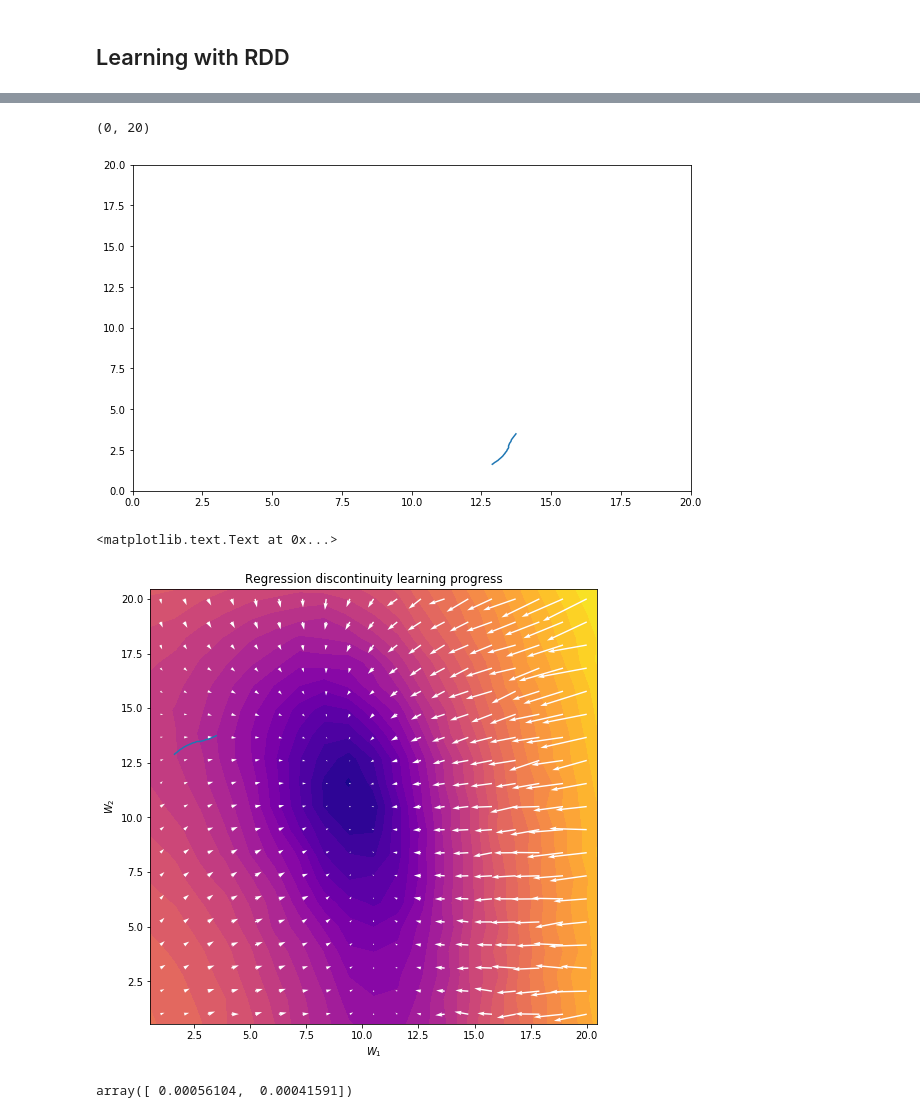
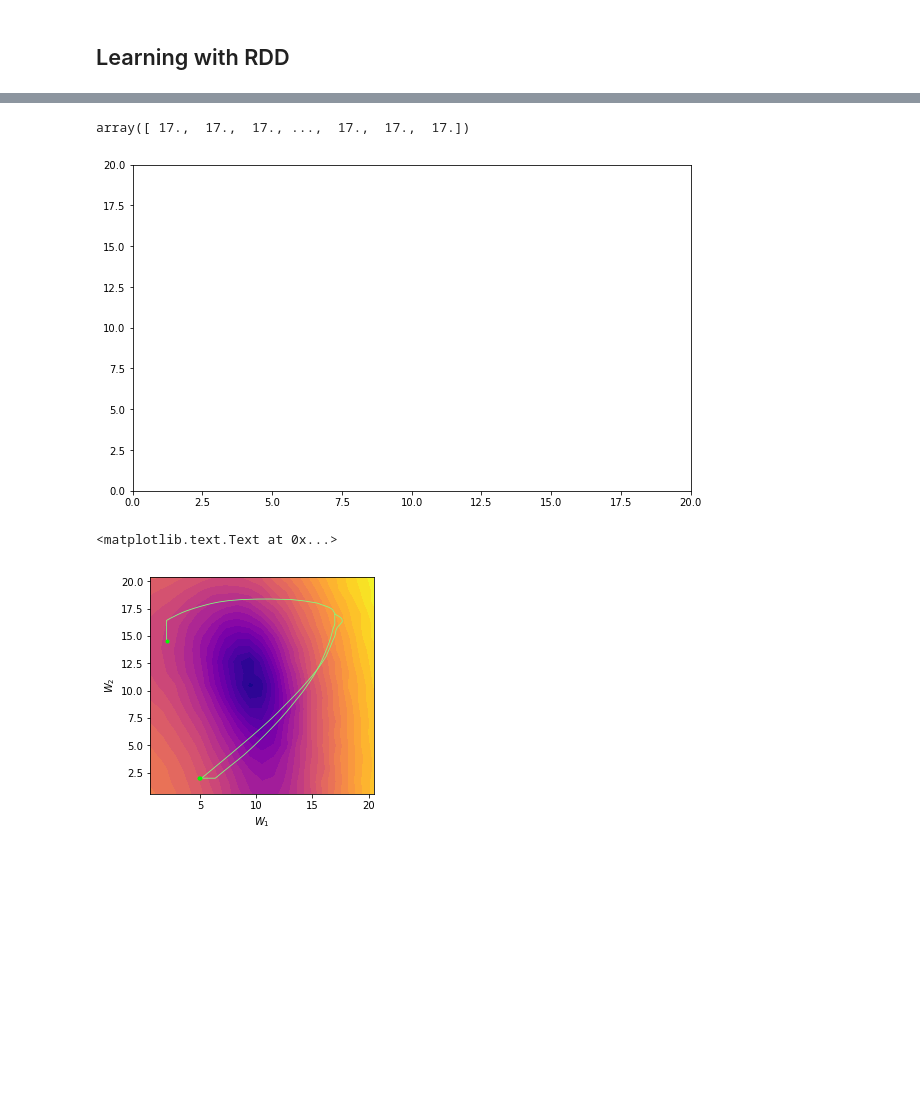
Before and after one commit to benlansdell/rdd, a Jupyter notebook: rdd_vs_node_perturbation_learning.ipynb, the cells around one changed output, grey strips where cells are left out. Saved outputs shown, nothing was run; the diff lists cells and outputs as text; code cells hidden in the pictures; blank space fills up the shorter version.

```diff
--- a/rdd_vs_node_perturbation_learning.ipynb
+++ b/rdd_vs_node_perturbation_learning.ipynb
@@ -193,3 +222,27 @@ KeyboardInterrupt:
+# %%
+#Make plot of learning progress
+grad = np.gradient(cost2)
+X, Y = np.meshgrid(np.linspace(1,wmax,N), np.linspace(1,wmax,N))
+
+fig, ax1 = plt.subplots(1,1,figsize=(4,4))
+a=ax1.contourf(np.log(cost2), 30, cmap='plasma', origin='lower', extent=[0, wmax+1, 0, wmax+1])
+#ax1.quiver(X, Y, -grad[1], -grad[0], color=(1, 1, 1))
+
+#Plot learning progress
+for i in range(Nsims):
+    ax1.plot(W_rdd_trace[1,:,i], W_rdd_trace[0,:,i], color = (0.5,1,0.5), linewidth = .8)
+    ax1.plot(W_rdd_trace[1,-1,i], W_rdd_trace[0,-1,i], '.', color = (1,0,0))
+
+    #ax1.plot(W_np_trace[1,:,i], W_np_trace[0,:,i], color = (0,1,1), linewidth = .4)
+    #ax1.plot(W_np_trace[1,-1,i], W_np_trace[0,-1,i], '.', color = (0,0,1))
+
+    #ax1.plot(W_np_baseline_trace[1,:,i], W_np_baseline_trace[0,:,i], color = (0.4,0.4,0.4), linewidth = .4)
+    #ax1.plot(W_np_baseline_trace[1,-1,i], W_np_baseline_trace[0,-1,i], '.', color = (0,0,0))
+
+#ax1.set_title("Regression discontinuity learning traces")
+ax1.set_xlabel('$W_1$')
+ax1.set_ylabel('$W_2$')
+#plt.savefig('./fig_4d.pdf')
 # %%
 #Estimate mean cost function from sims
 N = 19
@@ -200,6 +253,9 @@ hs = sims['hs']
 vs = sims['vs']
 wvals = sims['wvals']
 
+cost2_tmp = np.zeros((nsims, hs.shape[4]))
+cost2 = np.zeros((N, N))
+
 for i in range(N):
     #print("W[0] = %d"%i)
     for j in range(N):
@@ -209,30 +265,42 @@ for i in range(N):
             cost2_tmp[k,:] = cost_fun(s1, s2)
         cost2[i,j] = np.mean(cost2_tmp)
 # %%
-plt.plot(W_rdd_trace[0,:,0], W_rdd_trace[1,:,0])
+#plt.plot(W_rdd_trace[1,:,2], W_rdd_trace[0,:,2])
+#plt.plot(W_np_trace[1,:,2], W_np_trace[0,:,2])
+plt.plot(W_np_baseline_trace[1,:,2], W_np_baseline_trace[0,:,2])
 plt.xlim([0, 20])
 plt.ylim([0, 20])
+W_np_baseline_trace[0,:,0]
 # %% [output]
-(0, 20)
+array([ 17.,  17.,  17., ...,  17.,  17.,  17.])
-[figure, old version]
+[figure, new version]
 # %%
 #Make plot of learning progress
 grad = np.gradient(cost2)
 X, Y = np.meshgrid(np.linspace(1,wmax,N), np.linspace(1,wmax,N))
 
-fig, ax1 = plt.subplots(1,1,figsize=(8,8))
+fig, ax1 = plt.subplots(1,1,figsize=(4,4))
 a=ax1.contourf(np.log(cost2), 30, cmap='plasma', origin='lower', extent=[0, wmax+1, 0, wmax+1])
-ax1.quiver(X, Y, -grad[1], -grad[0], color=(1, 1, 1))
+#ax1.quiver(X, Y, -grad[1], -grad[0], color=(1, 1, 1))
 
 #Plot learning progress
-ax1.plot(W_rdd_trace[1,:,0], W_rdd_trace[0,:,0])
+for i in range(Nsims):
+    ax1.plot(W_rdd_trace[1,:,i], W_rdd_trace[0,:,i], color = (0.5,1,0.5), linewidth = .8)
+    ax1.plot(W_rdd_trace[1,-1,i], W_rdd_trace[0,-1,i], '.', color = (0,1,0))
 
-ax1.set_title("Regression discontinuity learning progress")
+    #ax1.plot(W_np_trace[1,:,i], W_np_trace[0,:,i], color = (0,1,1), linewidth = .4)
+    #ax1.plot(W_np_trace[1,-1,i], W_np_trace[0,-1,i], '.', color = (0,0,1))
+
+    #ax1.plot(W_np_baseline_trace[1,:,i], W_np_baseline_trace[0,:,i], color = (0.4,0.4,0.4), linewidth = .4)
+    #ax1.plot(W_np_baseline_trace[1,-1,i], W_np_baseline_trace[0,-1,i], '.', color = (0,0,0))
+
+#ax1.set_title("Regression discontinuity learning traces")
 ax1.set_xlabel('$W_1$')
 ax1.set_ylabel('$W_2$')
+#plt.savefig('./fig_4d.pdf')
 # %% [output]
 <matplotlib.text.Text at 0x...>
-[figure, old version]
+[figure, new version]
 # %%
 mu1_w1 = array([[ 0.00038599,  0.00040598,  0.00039597,  0.00042193,  0.00036397,
          0.000488  ,  0.00042984,  0.00042002,  0.00043874,  0.00041903,
@@ -392,7 +460,3 @@ mu2_w2 = array([[ 0.000446  ,  0.0005415 ,  0.0006417 ,  0.00083065,  0.00097245
 mu1_w1_mean = np.mean(mu1_w1, 1)
 def mu_mean(W):
     return np.interp(W, np.linspace(wmin, wmax, N), mu1_w1_mean)
-# %%
-mu_mean([3.3,1])
-# %% [output]
-array([ 0.00056104,  0.00041591])
```
Also changed, not shown: parts of 5 cells of this notebook, 17 other files.
